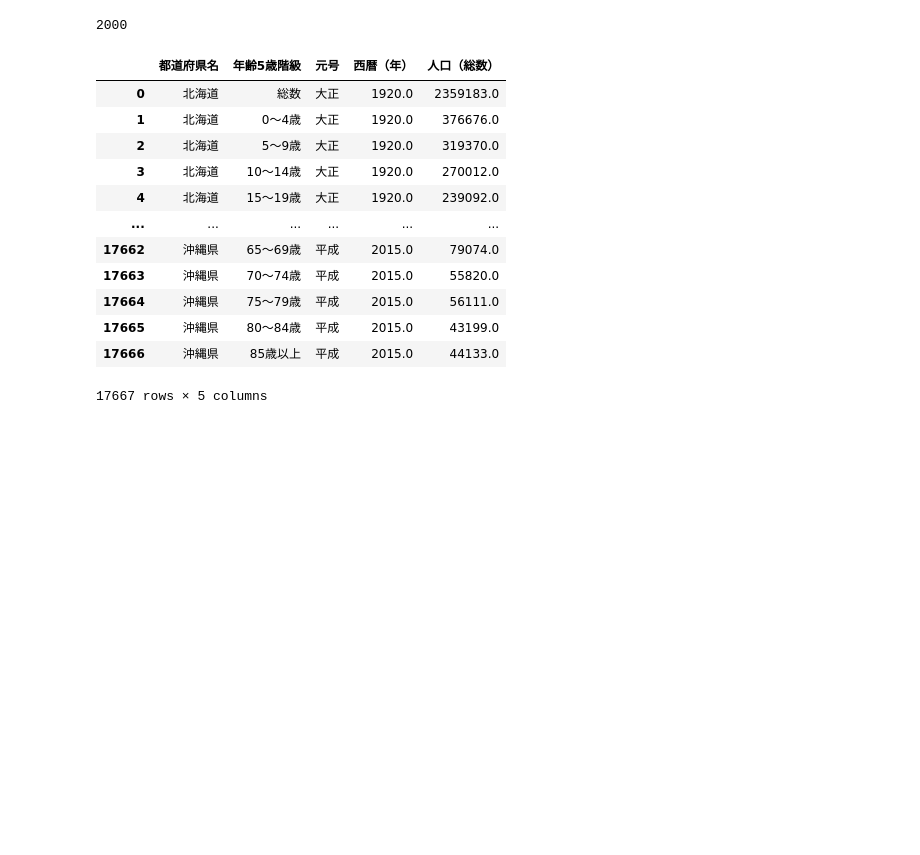
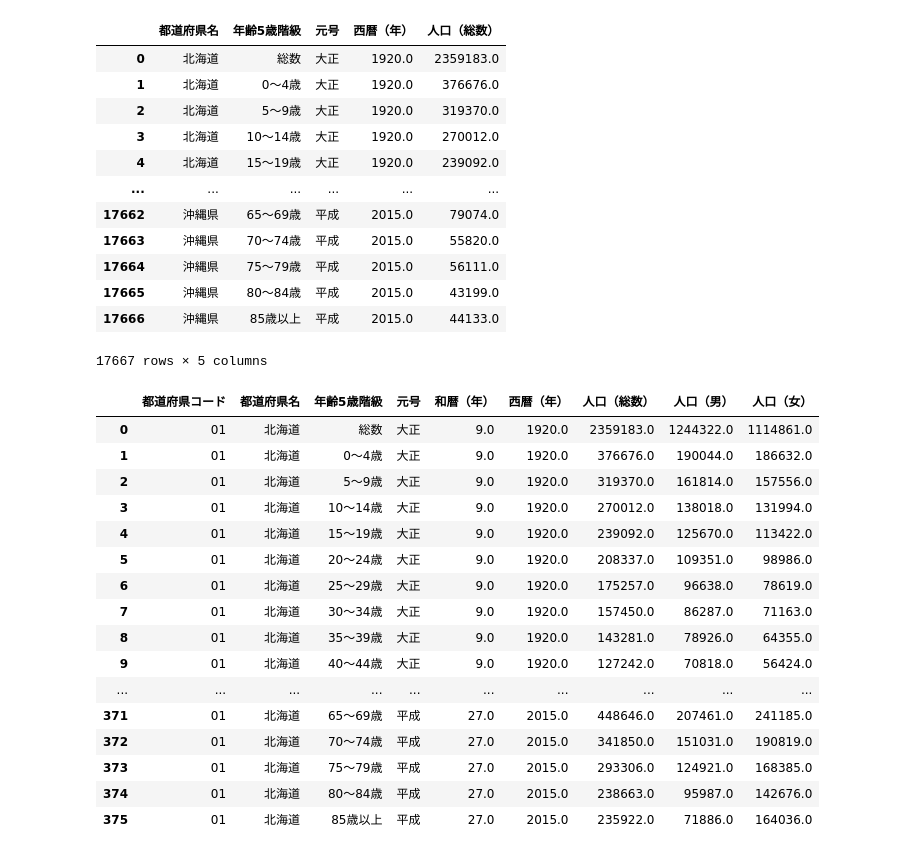
Before and after one commit to nakamuraMS/python, a Jupyter notebook: csv/index.ipynb, the cells around one changed output. Saved outputs shown, nothing was run; the diff lists cells and outputs as text; code cells hidden in the pictures; blank space fills up the shorter version.

```diff
--- a/csv/index.ipynb
+++ b/csv/index.ipynb
@@ -27,22 +25,44 @@ df.dropna()
 # %%
 import pandas as pd
 # カラムを指定して表示
-pd.set_option('display.max_rows', 2000)
 df = pd.read_csv("c03.csv", sep="," ,encoding="SHIFT-JIS", usecols=[1, 2, 3, 5, 6])
-print(pd.get_option("display.max_rows"))
 df.dropna()
 # %% [output]
+|  | 都道府県名 | 年齢5歳階級 | 元号 | 西暦（年） | 人口（総数） |
+| 0 | 北海道 | 総数 | 大正 | 1920.0 | 2359183.0 |
+| 1 | 北海道 | 0〜4歳 | 大正 | 1920.0 | 376676.0 |
+| 2 | 北海道 | 5〜9歳 | 大正 | 1920.0 | 319370.0 |
+| 3 | 北海道 | 10〜14歳 | 大正 | 1920.0 | 270012.0 |
+| 4 | 北海道 | 15〜19歳 | 大正 | 1920.0 | 239092.0 |
+| ... | ... | ... | ... | ... | ... |
+| 17662 | 沖縄県 | 65〜69歳 | 平成 | 2015.0 | 79074.0 |
+| 17663 | 沖縄県 | 70〜74歳 | 平成 | 2015.0 | 55820.0 |
+| 17664 | 沖縄県 | 75〜79歳 | 平成 | 2015.0 | 56111.0 |
+| 17665 | 沖縄県 | 80〜84歳 | 平成 | 2015.0 | 43199.0 |
+| 17666 | 沖縄県 | 85歳以上 | 平成 | 2015.0 | 44133.0 |
-2000
+17667 rows × 5 columns
-|  | 都道府県名 | 年齢5歳階級 | 元号 | 西暦（年） | 人口（総数） |
-| 0 | 北海道 | 総数 | 大正 | 1920.0 | 2359183.0 |
-| 1 | 北海道 | 0〜4歳 | 大正 | 1920.0 | 376676.0 |
-| 2 | 北海道 | 5〜9歳 | 大正 | 1920.0 | 319370.0 |
-| 3 | 北海道 | 10〜14歳 | 大正 | 1920.0 | 270012.0 |
-| 4 | 北海道 | 15〜19歳 | 大正 | 1920.0 | 239092.0 |
-| ... | ... | ... | ... | ... | ... |
-| 17662 | 沖縄県 | 65〜69歳 | 平成 | 2015.0 | 79074.0 |
-| 17663 | 沖縄県 | 70〜74歳 | 平成 | 2015.0 | 55820.0 |
-| 17664 | 沖縄県 | 75〜79歳 | 平成 | 2015.0 | 56111.0 |
-| 17665 | 沖縄県 | 80〜84歳 | 平成 | 2015.0 | 43199.0 |
-| 17666 | 沖縄県 | 85歳以上 | 平成 | 2015.0 | 44133.0 |
-17667 rows × 5 columns
+# %%
+import pandas as pd
+# フィルタリングして表示
+pd.set_option('display.max_rows', 5000)
+df = pd.read_csv("c03.csv", sep="," ,encoding="SHIFT-JIS")
+df.dropna()
+df[df['都道府県コード'] == '01']
+# %% [output]
+|  | 都道府県コード | 都道府県名 | 年齢5歳階級 | 元号 | 和暦（年） | 西暦（年） | 人口（総数） | 人口（男） | 人口（女） |
+| 0 | 01 | 北海道 | 総数 | 大正 | 9.0 | 1920.0 | 2359183.0 | 1244322.0 | 1114861.0 |
+| 1 | 01 | 北海道 | 0〜4歳 | 大正 | 9.0 | 1920.0 | 376676.0 | 190044.0 | 186632.0 |
+| 2 | 01 | 北海道 | 5〜9歳 | 大正 | 9.0 | 1920.0 | 319370.0 | 161814.0 | 157556.0 |
+| 3 | 01 | 北海道 | 10〜14歳 | 大正 | 9.0 | 1920.0 | 270012.0 | 138018.0 | 131994.0 |
+| 4 | 01 | 北海道 | 15〜19歳 | 大正 | 9.0 | 1920.0 | 239092.0 | 125670.0 | 113422.0 |
+| 5 | 01 | 北海道 | 20〜24歳 | 大正 | 9.0 | 1920.0 | 208337.0 | 109351.0 | 98986.0 |
+| 6 | 01 | 北海道 | 25〜29歳 | 大正 | 9.0 | 1920.0 | 175257.0 | 96638.0 | 78619.0 |
+| 7 | 01 | 北海道 | 30〜34歳 | 大正 | 9.0 | 1920.0 | 157450.0 | 86287.0 | 71163.0 |
+| 8 | 01 | 北海道 | 35〜39歳 | 大正 | 9.0 | 1920.0 | 143281.0 | 78926.0 | 64355.0 |
+| 9 | 01 | 北海道 | 40〜44歳 | 大正 | 9.0 | 1920.0 | 127242.0 | 70818.0 | 56424.0 |
+| ... | ... | ... | ... | ... | ... | ... | ... | ... | ... |
+| 371 | 01 | 北海道 | 65〜69歳 | 平成 | 27.0 | 2015.0 | 448646.0 | 207461.0 | 241185.0 |
+| 372 | 01 | 北海道 | 70〜74歳 | 平成 | 27.0 | 2015.0 | 341850.0 | 151031.0 | 190819.0 |
+| 373 | 01 | 北海道 | 75〜79歳 | 平成 | 27.0 | 2015.0 | 293306.0 | 124921.0 | 168385.0 |
+| 374 | 01 | 北海道 | 80〜84歳 | 平成 | 27.0 | 2015.0 | 238663.0 | 95987.0 | 142676.0 |
+| 375 | 01 | 北海道 | 85歳以上 | 平成 | 27.0 | 2015.0 | 235922.0 | 71886.0 | 164036.0 |
```
Also changed, not shown: parts of 2 cells of this notebook.
